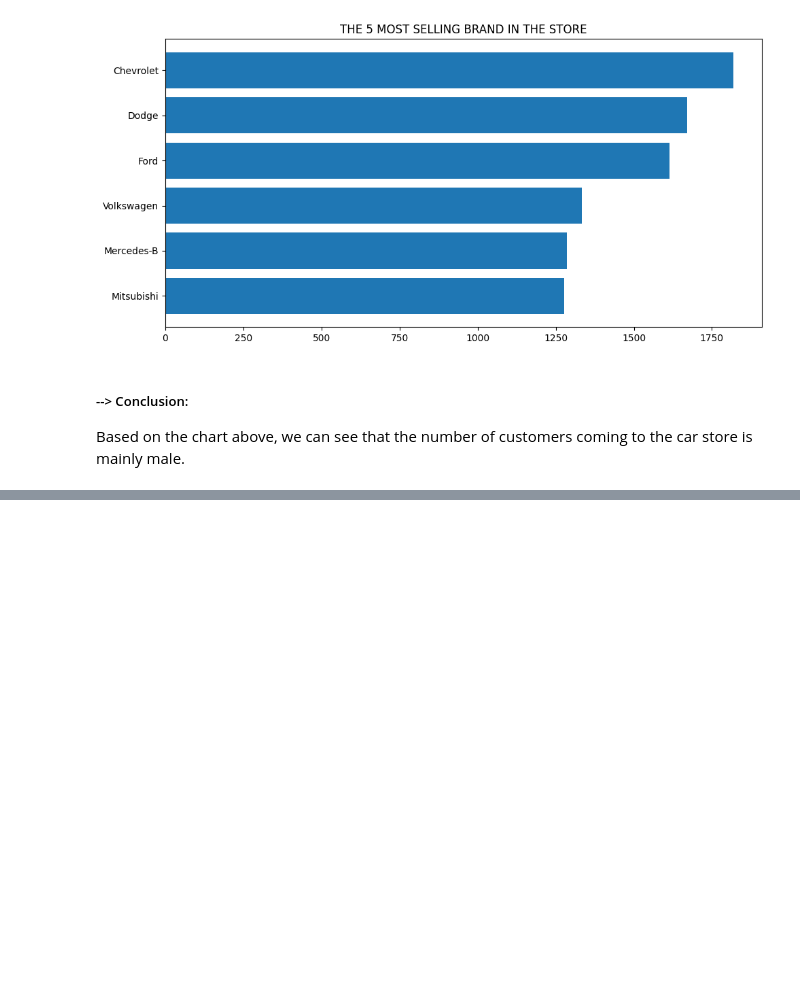
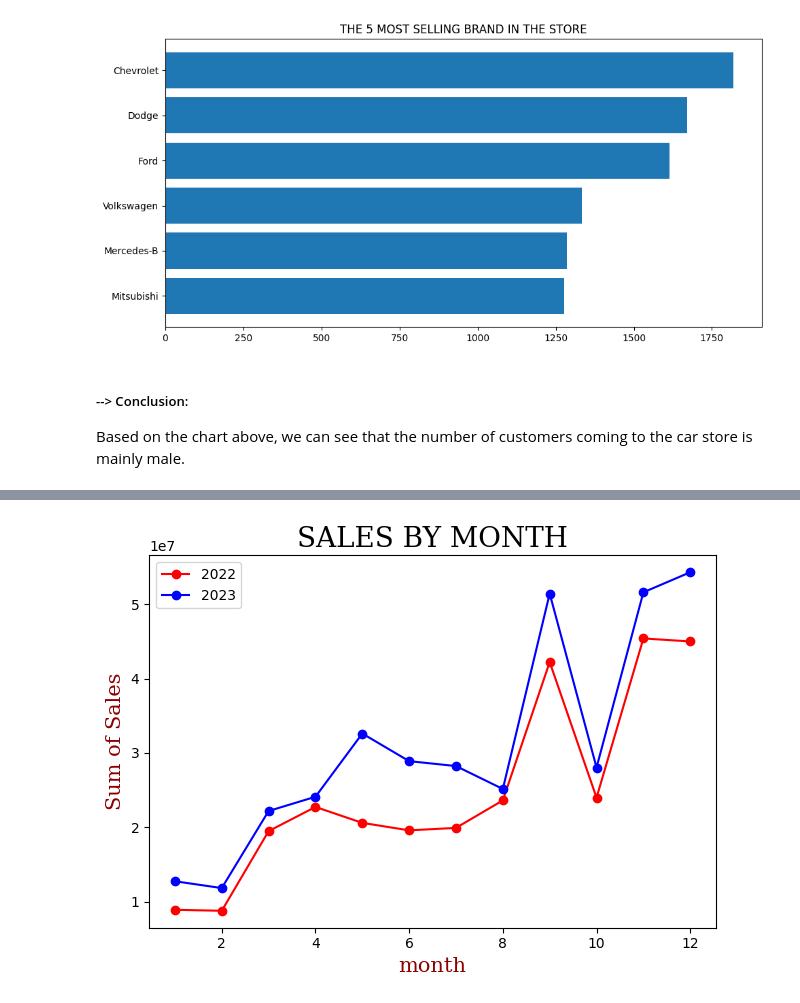
Before and after one commit to dontask1124/ANALYZING-CAR-SALES-DATA-USING-PYTHON, a Jupyter notebook: main.ipynb, the cells around one changed output, grey strips where cells are left out. Drawn from its saved outputs; the diff is of its cells as text; code cells hidden in the pictures; blank space fills up the shorter version.

```diff
--- a/main.ipynb
+++ b/main.ipynb
@@ -91,0 +117,5 @@ plt.show()
+# %%
+date_Price = data[['Date','Price ($)']]
+date_Price['month'] = pd.DatetimeIndex(date_Price['Date']).month
+date_Price['year'] = pd.DatetimeIndex(date_Price['Date']).year
+date_Price
@@ -91,0 +146,6 @@ plt.show()
+# %%
+date_Price_Month_Year = date_Price[['month','Price ($)','year']].groupby(by=['year','month']).sum().reset_index()
+# %%
+date_Price_Month_2023 = date_Price_Month_Year[date_Price_Month_Year['year']==2023]
+date_Price_Month_2022 = date_Price_Month_Year[date_Price_Month_Year['year']==2022]
+date_Price_Month_2023
@@ -91,0 +166,15 @@ plt.show()
+# %%
+font1 = {'family':'serif','color':'blue','size':20}
+font2 = {'family':'serif','color':'darkred','size':15}
+# %%
+
+plt.plot('month', "Price ($)", data = date_Price_Month_2022, marker = "o" , color = 'red')
+plt.plot('month', "Price ($)", data = date_Price_Month_2023, marker = "o" , color = 'blue')
+plt.legend(['2022','2023'])
+plt.title("SALES BY MONTH", fontdict = font1, color = 'black')
+plt.xlabel("month", fontdict= font2)
+plt.ylabel("Sum of Sales", fontdict= font2)
+plt.tight_layout()
+plt.show()
+# %% [output]
+[figure, added]
```
Also changed, not shown: parts of 7 cells of this notebook.
